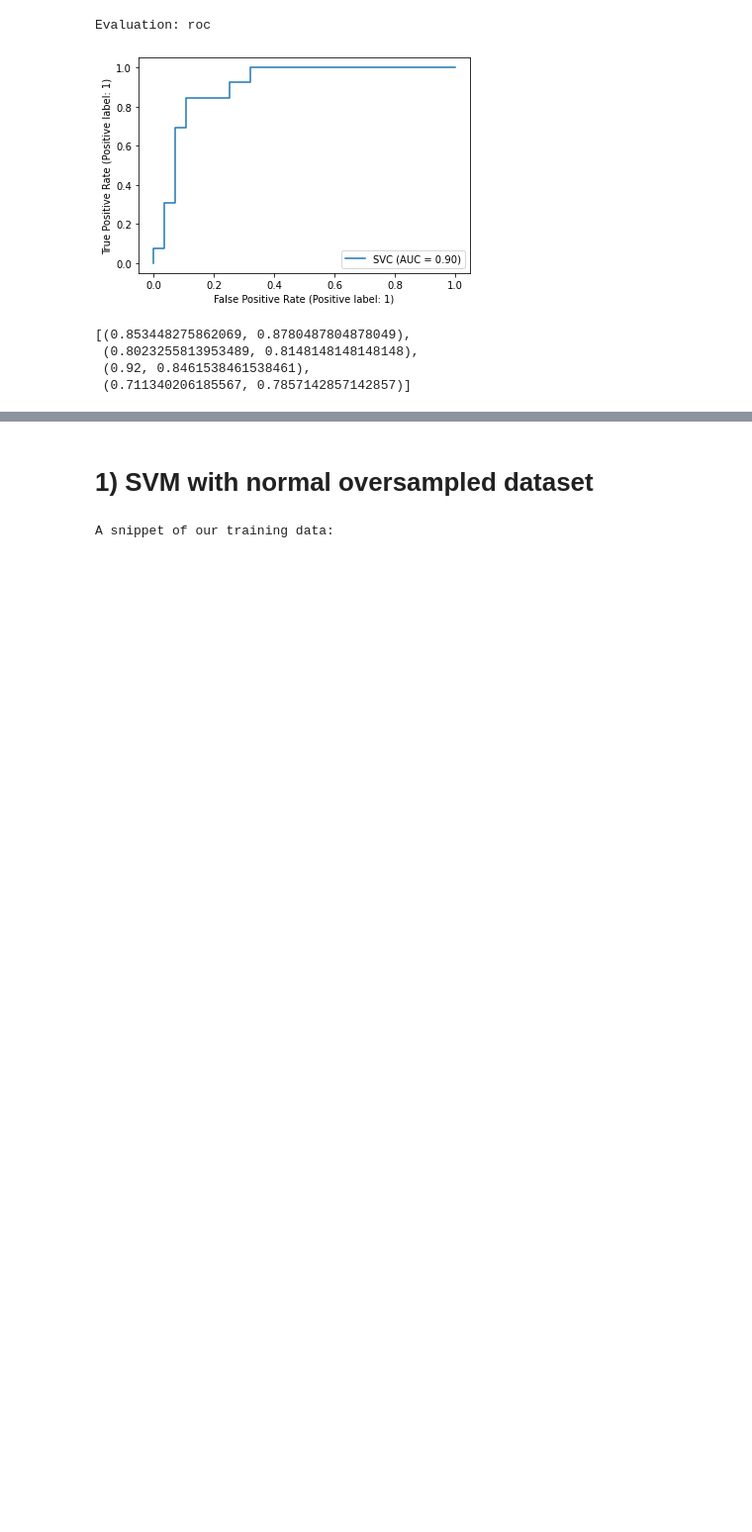
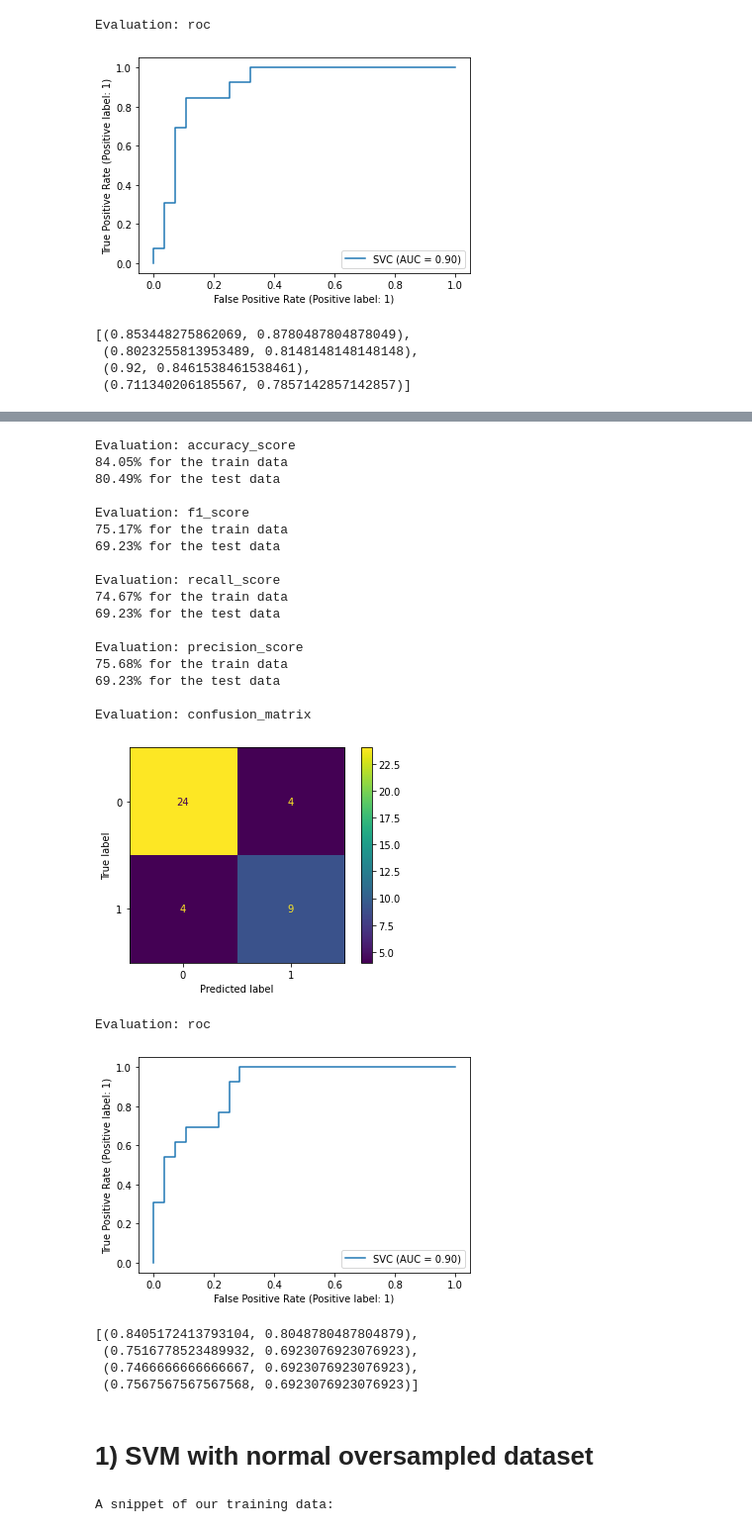
Before and after one commit to kimlindner/Type2DiabetesDetection_ML_Project, a Jupyter notebook: SVM.ipynb, the cells around one changed output, grey strips where cells are left out. Shown at 99% size. Cells and saved outputs as stored; diff of their text form; code cells hidden in the pictures; blank space fills up the shorter version.

```diff
--- a/SVM.ipynb
+++ b/SVM.ipynb
@@ -58,9 +58,10 @@ Evaluation: roc
 # %%
 # define the grid for the hyperparameter search
 grid_vals = { 'C': [0.01, 0.1, 1, 10, 100], 'gamma': [0.01, 0.1, 1, 10, 100],
-            # 'gamma': ['scale', 'auto'],
-            'degree': ['1', '2', '3'],
-            'kernel': ['linear', 'rbf']}
+            'degree': [1, 2, 3],
+            'kernel': ['linear', 'rbf', 'poly', 'sigmoid'],
+            'class_weight': ['balanced', None]
+            }
 # %%
-run_gridsearchCV(svm_model, grid_vals, X_train, y_train)
+run_gridsearchCV(svm_model, grid_vals, X_train, y_train, scoring='accuracy')
 # %% [output]
@@ -102,3 +85,32 @@ TypeError: an integer is required
+# %%
+# reload the best model & evaluate
+rec_best_model = load_model(svm_model, 'accuracy')
+model_eval(rec_best_model,X_train, X_test, y_train, y_test, confusion=True, roc=True)
+# %% [output]
+Evaluation: accuracy_score
+84.05% for the train data
+80.49% for the test data
+
+Evaluation: f1_score
+75.17% for the train data
+69.23% for the test data
+
+Evaluation: recall_score
+74.67% for the train data
+69.23% for the test data
+
+Evaluation: precision_score
+75.68% for the train data
+69.23% for the test data
+
+Evaluation: confusion_matrix
+[figure, added]
+Evaluation: roc
+[figure, added]
+[(0.8405172413793104, 0.8048780487804879),
+ (0.7516778523489932, 0.6923076923076923),
+ (0.7466666666666667, 0.6923076923076923),
+ (0.7567567567567568, 0.6923076923076923)]
 # %% [markdown]
 # 1) SVM with normal oversampled dataset
 # %%
```
Also changed, not shown: parts of 3 cells of this notebook.
